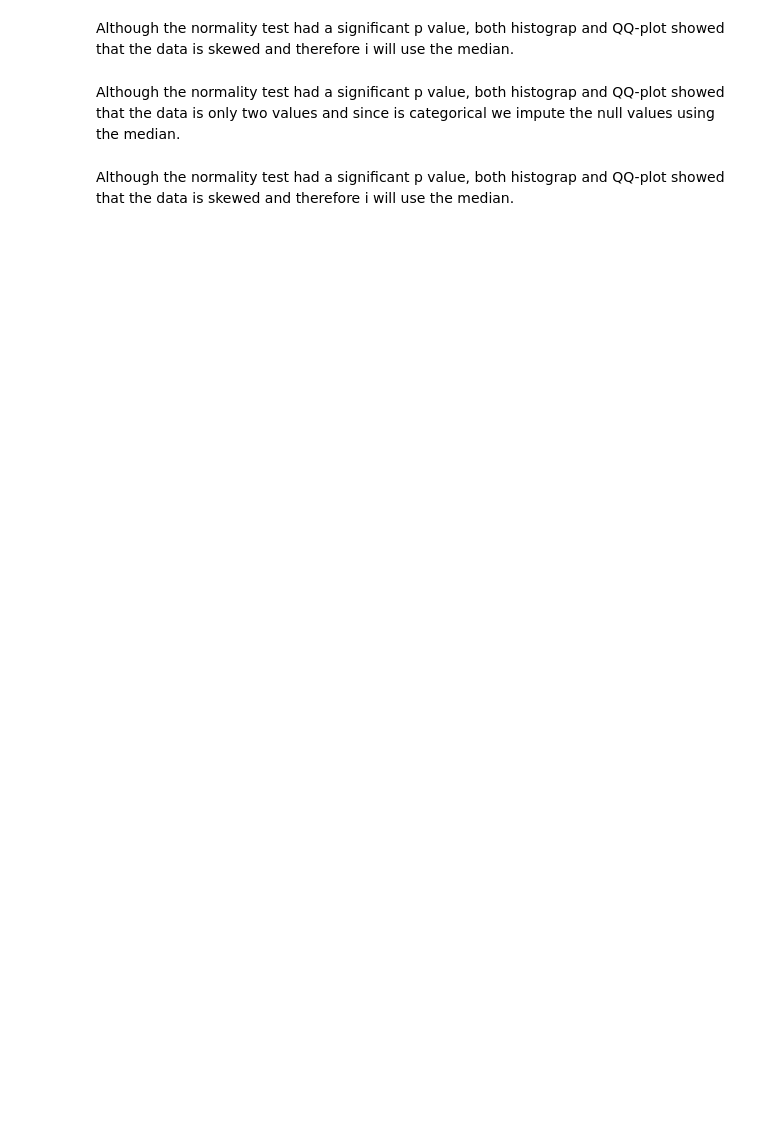
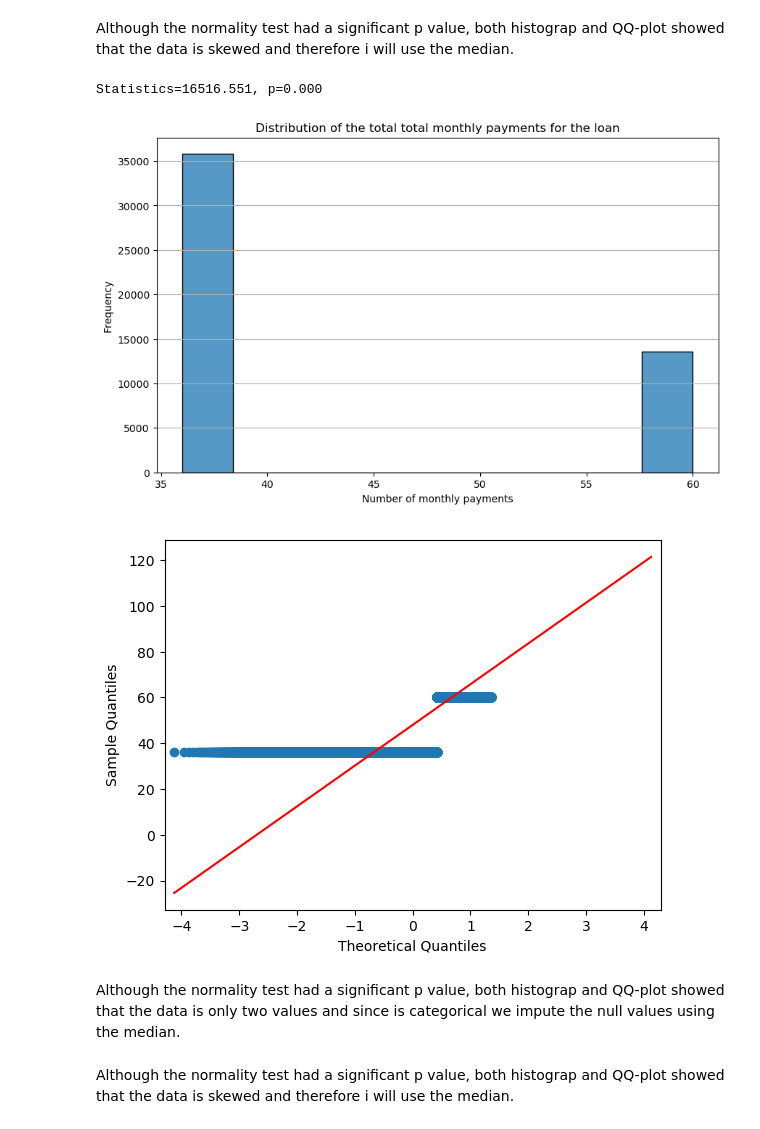
Before and after one commit to ChristianDaza/EDA_finance, a Jupyter notebook: SRC/EDA.ipynb, the cells around one changed output. Drawn from its saved outputs; the diff is of its cells as text; code cells hidden in the pictures; blank space fills up the shorter version.

```diff
--- a/SRC/EDA.ipynb
+++ b/SRC/EDA.ipynb
@@ -164,13 +196,24 @@ df_prep.replace_null("funded_amount", 12000.0)
 # %%
 from statsmodels.graphics.gofplots import qqplot
 from matplotlib import pyplot
 # Normality test
 norm_test(df_prep.dataframe, "term_in_months")
 # Historgram
-df_prep.dataframe["term_in_months"].hist(bins=20)
+plt.figure(figsize=(10, 6))
+sns.histplot(data=df_prep.dataframe, x="term_in_months", bins= 10)
+plt.title('Distribution of the total total monthly payments for the loan')
+plt.xlabel('Number of monthly payments')
+plt.ylabel('Frequency')
+plt.grid(True, axis="y")
+plt.show()
+
 # QQplot
 qq_plot = qqplot(df_prep.dataframe["term_in_months"], scale=1 ,line='q')
 pyplot.show()
+# %% [output]
+Statistics=16516.551, p=0.000
+[figure, added]
+[figure, added]
 # %% [markdown]
 Although the normality test had a significant p value, both histograp and QQ-plot showed that the data is only two values and since is categorical we impute the null values using the median.
 # %%
```
Also changed, not shown: parts of 23 cells of this notebook.
